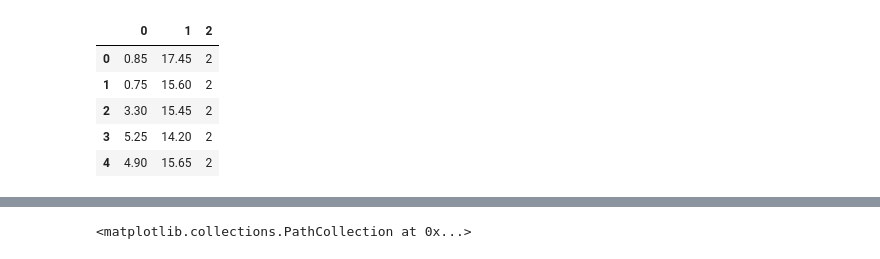
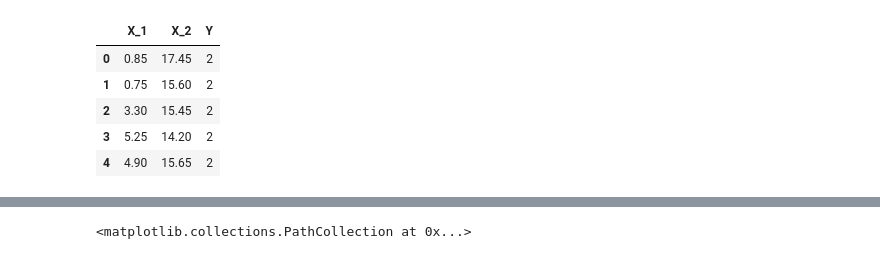
Before and after one commit to mohIITech/learning_machine_learning, a Jupyter notebook: course_iml/lab6_q1.ipynb, the cells around one changed output, grey strips where cells are left out. Saved outputs shown, nothing was run; the diff lists cells and outputs as text; code cells hidden in the pictures.

```diff
--- a/course_iml/lab6_q1.ipynb
+++ b/course_iml/lab6_q1.ipynb
@@ -5,9 +5,10 @@ import matplotlib.pyplot as plt
 import random
 # %%
 df = pd.read_csv('datasets/lab6.txt', sep = '\t', header=None)
+df.columns = ['X_1', 'X_2', 'Y']
 df.head()
 # %% [output]
-|  | 0 | 1 | 2 |
+|  | X_1 | X_2 | Y |
 | 0 | 0.85 | 17.45 | 2 |
 | 1 | 0.75 | 15.60 | 2 |
 | 2 | 3.30 | 15.45 | 2 |
```
Also changed, not shown: parts of 10 cells of this notebook, 4 other files.
